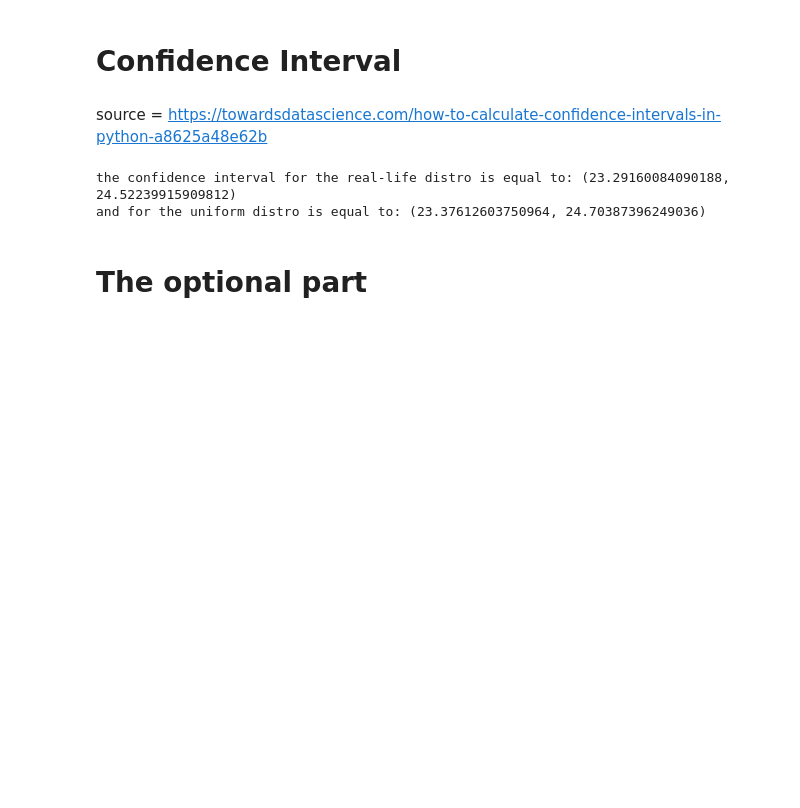
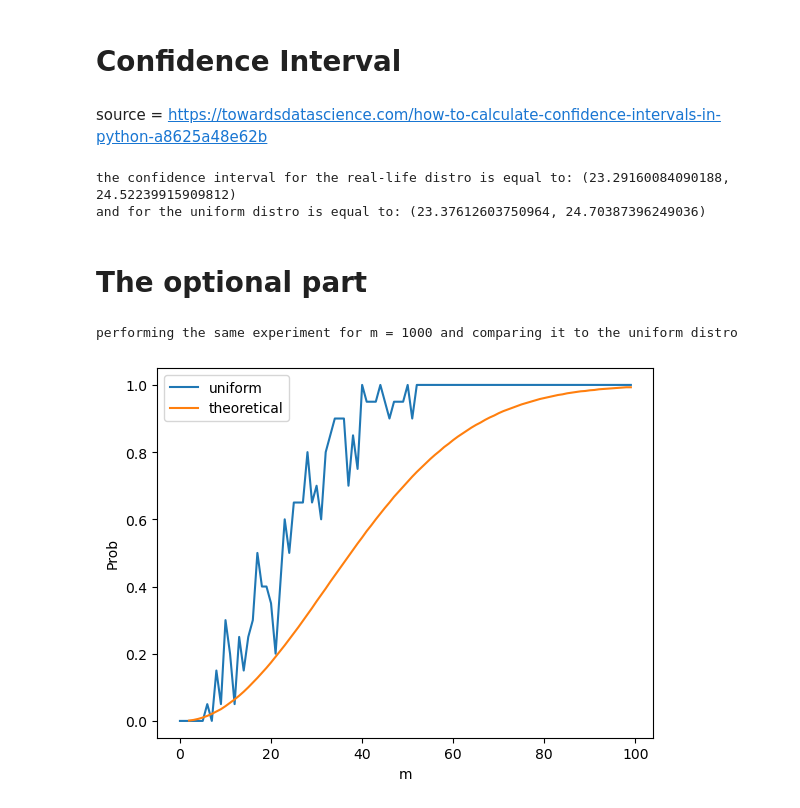
Before and after one commit to DrDoof14/Computer-AidedSimulationsLab, a Jupyter notebook: 10/lab10.ipynb, the cells around one changed output. Saved outputs shown, nothing was run; the diff lists cells and outputs as text; code cells hidden in the pictures; blank space fills up the shorter version.

```diff
--- a/10/lab10.ipynb
+++ b/10/lab10.ipynb
@@ -347,3 +347,78 @@ and for the uniform distro is equal to: (23.37612603750964, 24.70387396249036)
 # The optional part
 # %%
 #it is possible to perform the same for for n larger than 366 in order to map the same idea to other real-life problems
+# %%
+#uniform distro simulation
+
+
+def uniform():
+    days=np.zeros(1000) # we make a list of zeros with lenght of 366 which is the number of days
+    collision=0#number of collisions
+    flag = True
+    counter=0#we need the number of people that enter the class until a conflict happens
+
+
+    while flag == True:
+        random_day=random.randint(0,999)
+        if days[random_day]==0:
+            days[random_day]=1
+            counter=counter+1 #counts the number of students
+        else:
+            flag = False
+
+
+    return counter#number of students that came in the class before a conflict
+
+########################################################################################
+
+#defree of freedom = n-1 in here it's 1999
+seed=1886
+np.random.seed(seed)
+random.seed(seed)
+uniform_conflict=[]
+for i in range(0,1000):
+    uniform_conflict.append(uniform())
+#we have the average uniform conflicts on the left and the average real-life conflicts on the right
+sum_of_conflicts={'Uniform Distro':sum(uniform_conflict)/len(uniform_conflict)}
+
+
+list_of_students=[i for i in range(0,100)] #based on our distro, we better not use anything more than 100
+uniform_prob={}
+real_life_prob={}
+for f in list_of_students:
+    class_uniform=[0]*20
+    class_real_life=[0]*20    #we create classes both for the real-life scenario and also the uniform scenario
+
+    for d in range(len(class_real_life)):
+        uniform_bday=[random.randint(0,365) for _ in range(0,f)]
+        # checking if there is a conflict in one specific class and make it 1
+        if len(uniform_bday) != len(set(uniform_bday)):
+            class_uniform[d] = 1
+#probablities
+    uniform_prob.update({f:(sum(class_uniform)/len(class_uniform))})
+
+#code to plot the theoretical distro
+numerator = 1000
+denominator = 1000
+#create empty list to store dictionary
+probabilities = []
+#for loop to generate probabilities
+for i in range(2, 100):
+    numerator = numerator * (1000 + 1 - i)
+    denominator = denominator * 1000
+    probabilities.append({'group_size':i, 'probability':round(1 - (numerator / denominator), 3)})
+    #print(round(probabilities, 3))
+#load dataframe
+df = pd.DataFrame(probabilities)
+
+
+print('performing the same experiment for m = 1000 on the uniform distribution and comparing it to the theoretical output')
+plt.plot(uniform_prob.keys(), uniform_prob.values(), label='uniform')
+plt.plot(df['group_size'],df['probability'],label='theoretical')
+plt.xlabel('m')
+plt.ylabel('Prob')
+plt.legend()
+plt.show()
+# %% [output]
+performing the same experiment for m = 1000 and comparing it to the uniform distro
+[figure, added]
```
Also changed, not shown: 2 other files.
